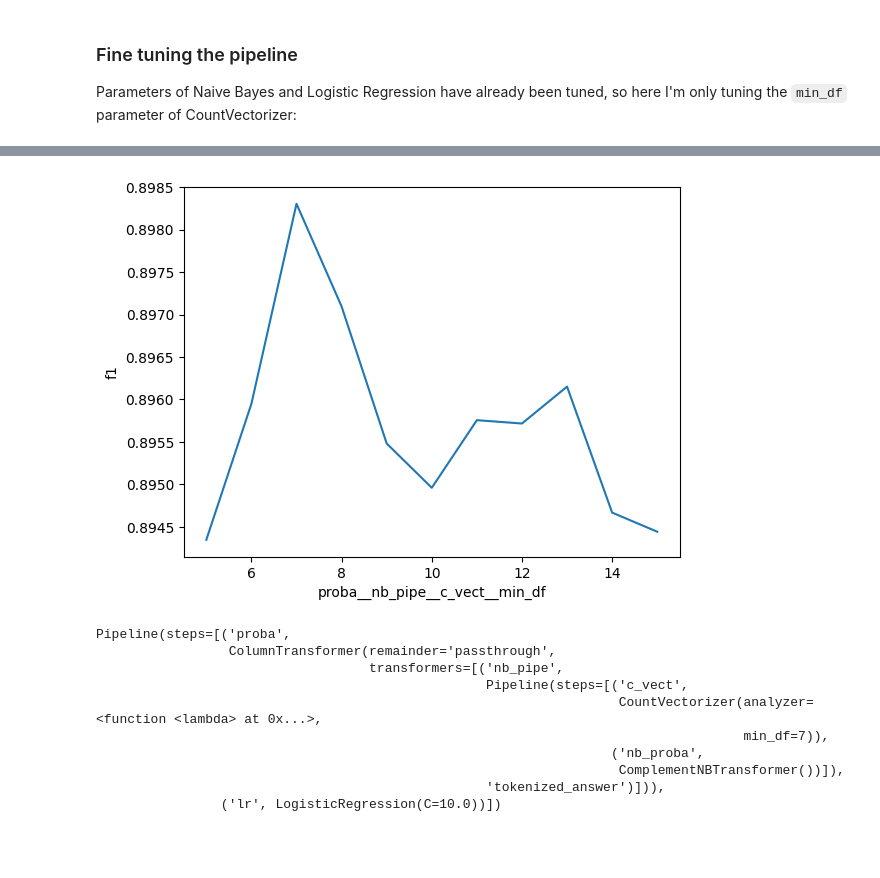
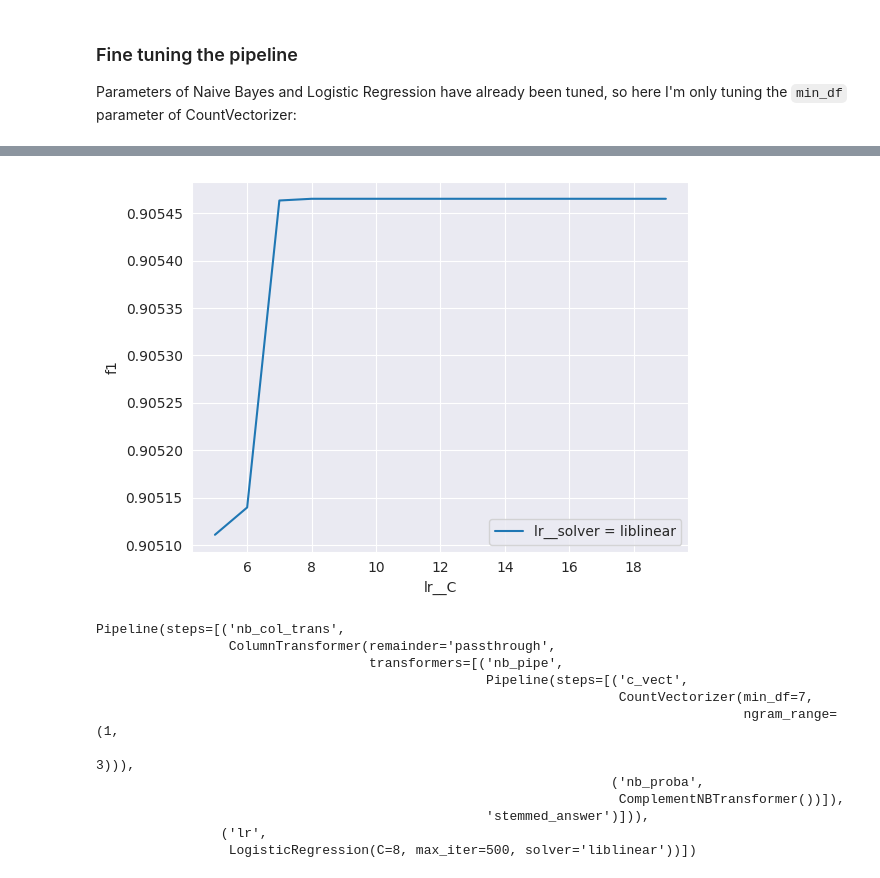
Before and after one commit to illyge/counter-ai, a Jupyter notebook: eda_and_train.ipynb, the cells around one changed output, grey strips where cells are left out. Cells and saved outputs as stored; diff of their text form; code cells hidden in the pictures; blank space fills up the shorter version.

```diff
--- a/eda_and_train.ipynb
+++ b/eda_and_train.ipynb
@@ -301,7 +412,7 @@ from sklearn.compose import ColumnTransformer
 # %%
-X_train = df_full_train[['tokenized_answer'] + selected_features]
+X_train = df_full_train[['stemmed_answer'] + selected_features]
 y_train = df_full_train.target
-X_test = df_test[['tokenized_answer'] + selected_features]
+X_test = df_test[['stemmed_answer'] + selected_features]
 y_test = df_test.target
 # %% [markdown]
 In order to do this trick, I need a custom transformer that wraps the Naive Bayes classifier and uses `predict_proba` in the `transform` method
@@ -320,15 +431,15 @@ class ComplementNBTransformer(BaseEstimator, TransformerMixin):
 # %% [markdown]
 Now I'm creating the pipeline that implements the plan:
 # %%
-nb_pipe = Pipeline([('c_vect', CountVectorizer(min_df=10, analyzer=lambda x: x)),
+nb_pipe = Pipeline([('c_vect', CountVectorizer(min_df=7, ngram_range=(1, 3))),
                      ('nb_proba', ComplementNBTransformer())])
 
-columns = [('nb_pipe', nb_pipe, 'tokenized_answer')]
+columns = [('nb_pipe', nb_pipe, 'stemmed_answer')]
 
-col_trans = ColumnTransformer(columns, remainder = 'passthrough') # the `remainder` part ensures that `selected_features` are passed down the pipeline and later combined with the outpuc of nb_pipe
+col_trans = ColumnTransformer(columns, remainder = 'passthrough') # the `remainder` part ensures that `selected_features` are passed down the pipeline and later combined with the output of nb_pipe
 
-full_pipe = Pipeline([('proba', col_trans),
-                     ('lr', LogisticRegression(C=10.0, solver='lbfgs'))])
+full_pipe = Pipeline([('nb_col_trans', col_trans),
+                     ('lr', LogisticRegression(C=10.0, solver='lbfgs', max_iter=500))])
 
 cross_val_score(full_pipe, X_train, y_train, scoring='f1').mean()
 # %% [output]
@@ -335,0 +447,3 @@ cross_val_score(full_pipe, X_train, y_train, scoring='f1').mean()
+# %%
+full_pipe.fit(X_train, y_train)
+f1_score(full_pipe.predict(X_test), y_test)
@@ -337,8 +453,10 @@ cross_val_score(full_pipe, X_train, y_train, scoring='f1').mean()
 ### Fine tuning the pipeline
 Parameters of Naive Bayes and Logistic Regression have already been tuned, so here I'm only tuning the `min_df` parameter of CountVectorizer:
 # %%
+%%time
 pipe_tuning_grid = {
-    'proba__nb_pipe__c_vect__min_df': range(5, 16)
+    'lr__C': range(5, 20),
+    'lr__solver': ['liblinear']
 }
 grid_search_results = grid_search(full_pipe, pipe_tuning_grid, X_train, y_train)
 # %% [output]
@@ -347,21 +467,23 @@ F1 score : 0.8983049062857453
 # %%
-plot_grid_results(grid_search_results, x_var='proba__nb_pipe__c_vect__min_df')
+plot_grid_results(grid_search_results, x_var='lr__C', legend_var='lr__solver')
 # %% [output]
-[figure, old version]
+[figure, new version]
 # %%
-full_pipe.set_params(**{'proba__nb_pipe__c_vect__min_df': 7})
+full_pipe.set_params(**{'lr__C': 8, 'lr__solver': 'liblinear'})
 full_pipe.fit(X_train, y_train)
 # %% [output]
-Pipeline(steps=[('proba',
+Pipeline(steps=[('nb_col_trans',
                  ColumnTransformer(remainder='passthrough',
                                    transformers=[('nb_pipe',
                                                   Pipeline(steps=[('c_vect',
-                                                                   CountVectorizer(analyzer=<function <lambda> at 0x...>,
-                                                                                   min_df=7)),
+                                                                   CountVectorizer(min_df=7,
+                                                                                   ngram_range=(1,
+                                                                                                3))),
                                                                   ('nb_proba',
                                                                    ComplementNBTransformer())]),
-                                                  'tokenized_answer')])),
-                ('lr', LogisticRegression(C=10.0))])
+                                                  'stemmed_answer')])),
+                ('lr',
+                 LogisticRegression(C=8, max_iter=500, solver='liblinear'))])
 # %%
 f1_score(full_pipe.predict(X_test), y_test)
 # %% [output]
```
Also changed, not shown: parts of 36 cells of this notebook.
